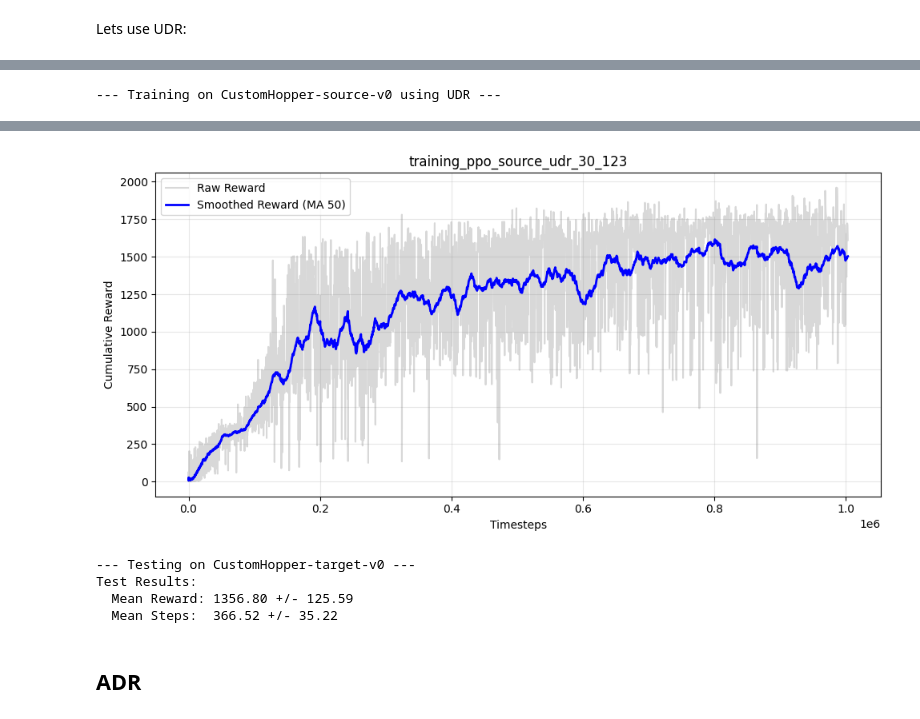
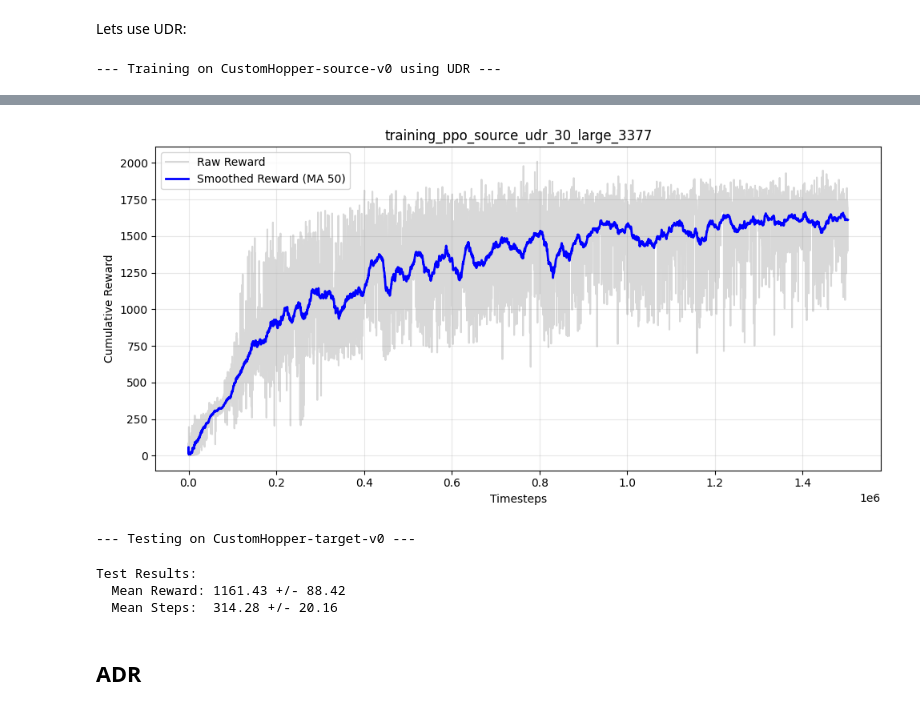
Before and after one commit to daviderandino/RLProject, a Jupyter notebook: experiments.ipynb, the cells around one changed output, grey strips where cells are left out. Saved outputs shown, nothing was run; the diff lists cells and outputs as text; code cells hidden in the pictures.

Commit message:
add: good seed

```diff
--- a/experiments.ipynb
+++ b/experiments.ipynb
@@ -22,6 +24,6 @@ L'ambiente Hopper-v* standard di Gym (che corrisponde al tuo Target) è stato pr
 # %%
-TIMESTEPS = 1_000_000
-SEED = 123
+TIMESTEPS = 1_500_000
+SEED = 3377
 # %% [markdown]
 To begin with, lets train PPO on source and test on source:
 # %%
@@ -86,29 +93,29 @@ Lets use UDR:
 # %%
 PPO_train_udr(
     train_env_id='CustomHopper-source-v0',
-    model_name=f'ppo_source_udr_30_{SEED}',
+    model_name=f'ppo_source_udr_30_large_{SEED}',
     lr=3e-4,
-    lr_scheduler_type='constant',
+    lr_scheduler_type='linear',
     steps=TIMESTEPS,
     udr_range=0.3,
-    net_size="medium", # [ small - medium - large ] -> [ 64 - 128 - 256 ],
+    net_size="large", # [ small - medium - large ] -> [ 64 - 128 - 256 ],
     seed=SEED
 )
 # %% [output]
+--- Training on CustomHopper-source-v0 using UDR ---
 [interactive output not drawn]
---- Training on CustomHopper-source-v0 using UDR ---
 [interactive output not drawn]
-[figure, old version]
+[figure, new version]
 # %%
 mean, std = PPO_test(
     test_env_id='CustomHopper-target-v0',
-    model_name=f'ppo_source_udr_30_{SEED}'
+    model_name=f'ppo_source_udr_30_large_{SEED}'
 )
 # %% [output]
 --- Testing on CustomHopper-target-v0 ---
-Test Results:
-  Mean Reward: 1356.80 +/- 125.59
-  Mean Steps:  366.52 +/- 35.22
+Test Results:
+  Mean Reward: 1161.43 +/- 88.42
+  Mean Steps:  314.28 +/- 20.16
 # %% [markdown]
 ## ADR
 # %% [markdown]
```
Also changed, not shown: parts of 10 cells of this notebook, 22 other files.
